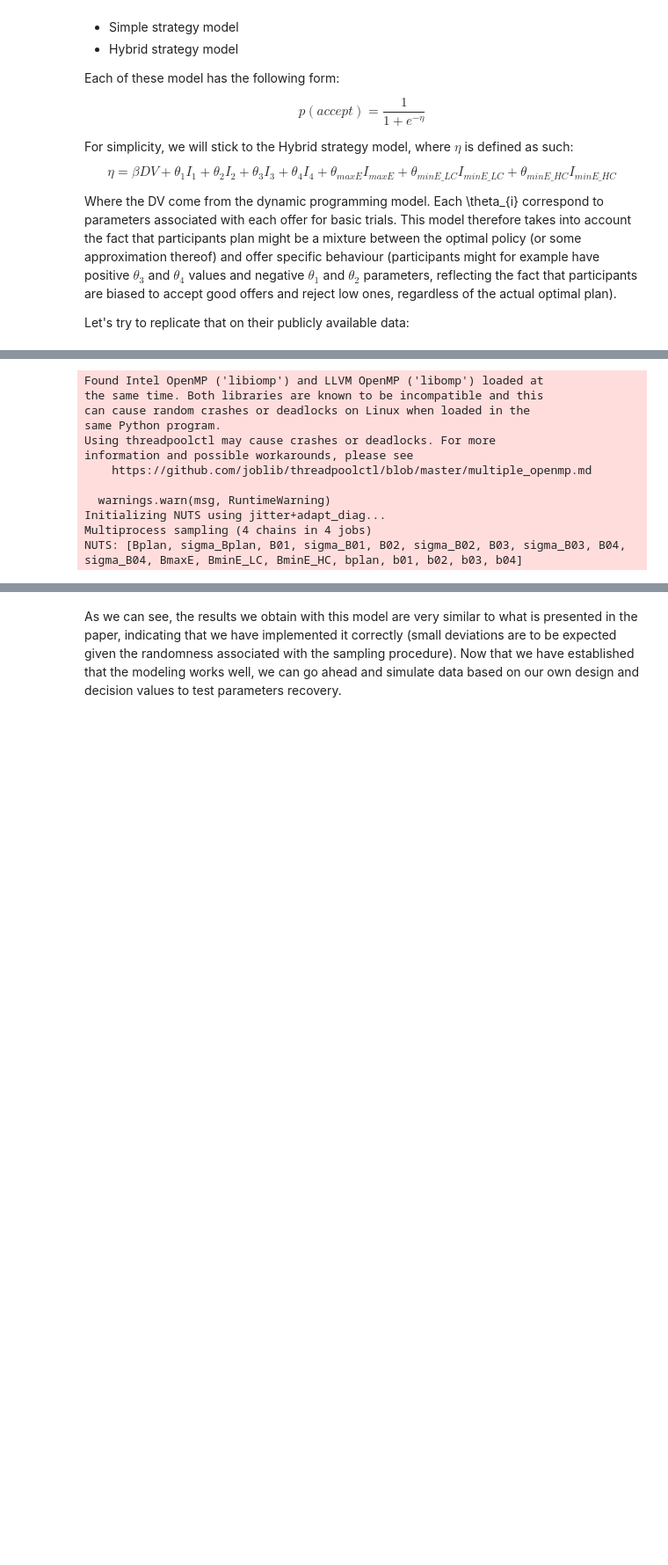
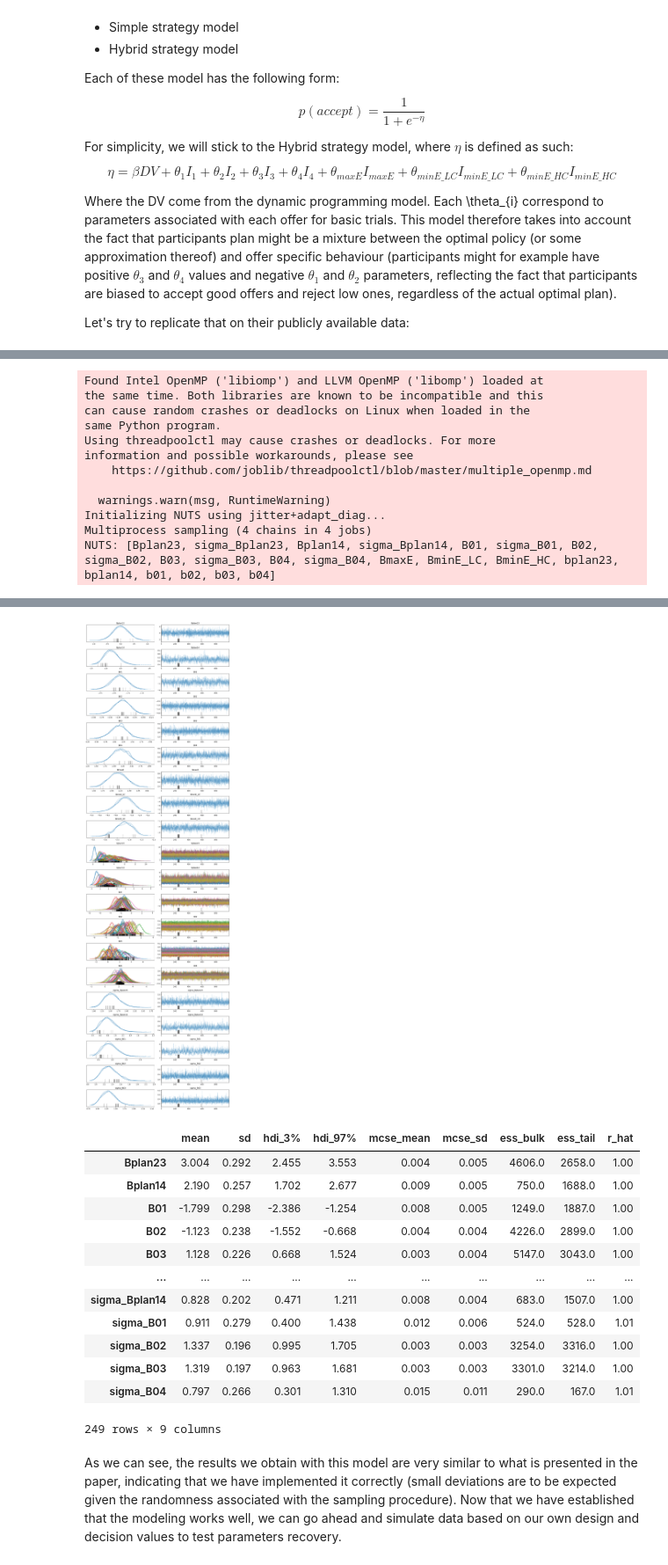
Before and after one commit to AlexLepauvre/state-abstraction, a Jupyter notebook: notebooks/S1_ott_replication.ipynb, the cells around one changed output, grey strips where cells are left out. Shown at 88% size. Cells and saved outputs as stored; diff of their text form; code cells hidden in the pictures; blank space fills up the shorter version.

```diff
--- a/notebooks/S1_ott_replication.ipynb
+++ b/notebooks/S1_ott_replication.ipynb
@@ -29,11 +29,11 @@ import pymc as pm
 import arviz as az
 # initialize numpy rng seed:
 rng = np.random.default_rng(12345)
-az.style.use("arviz-doc")
+# az.style.use("arviz-doc")
 import matplotlib.pyplot as plt
 
 # Download data from Florian's repo:
-url = 'https://github.com/fmott/context_dependent_planning/blob/1.2/data/behaviour/data_all_participants_training_20220215120300.csv?raw=true'
+url = 'https://github.com/fmott/context_dependent_planning/blob/1.2/data/behaviour/data_all_participants_20220215120148.csv?raw=true'
 data = pd.read_csv(url, on_bad_lines='skip')
 # Remove nans:
 data = data.dropna()
@@ -53,10 +53,15 @@ coords = {
     "subject": subj_labels,
 }
 
+data["IO23"] = data["is_2"] + data["is_3"]
+data["IO14"] = data["is_1"] + data["is_4"]
+
 with pm.Model(coords=coords) as binomial_regression_model:
     # Extract regressors:
     dv = pm.Data("DV", data["dv_planning"], dims="observation")  # Continuous: Decision value from dynamic programming model
     subj_idx = pm.Data("subj_idx", subj_idx_raw, dims="observation")  # Categorical: Subject index for random effect
+    i_023 = pm.Data("I023", data["IO23"], dims="observation")  # Binary: Is first offer
+    i_014 = pm.Data("I014", data["IO14"], dims="observation")  # Binary: Is second offe
     i_01 = pm.Data("I01", data["is_1"], dims="observation")  # Binary: Is first offer
     i_02 = pm.Data("I02", data["is_2"], dims="observation")  # Binary: Is second offer
     i_03 = pm.Data("I03", data["is_3"], dims="observation")  # Binary: Is third offer
@@ -67,8 +72,10 @@ with pm.Model(coords=coords) as binomial_regression_model:
 
     # Hyperpriors (i.e. priors on fixed effects)
     # Parameters with random effects within subject:
-    Bplan = pm.Normal('Bplan', mu=0, sigma=2)  # Beta for decision values
-    sigma_Bplan = pm.HalfNormal('sigma_Bplan', sigma=2)  # Variance of Bplan across participants
+    Bplan23 = pm.Normal('Bplan23', mu=0, sigma=2)  # Beta for decision values
+    sigma_Bplan23 = pm.HalfNormal('sigma_Bplan23', sigma=2)  # Variance of Bplan across participants
+    Bplan14 = pm.Normal('Bplan14', mu=0, sigma=2)  # Beta for decision values
+    sigma_Bplan14 = pm.HalfNormal('sigma_Bplan14', sigma=2)  # Variance of Bplan across participants
     B01 = pm.Normal('B01', mu=0, sigma=2)  # Beta for bias associated with offer 1
     sigma_B01 = pm.HalfNormal('sigma_B01', sigma=2)  # Variance of B01 across participants
     B02 = pm.Normal('B02', mu=0, sigma=2)  # Beta for bias associated with offer 2
@@ -82,14 +89,15 @@ with pm.Model(coords=coords) as binomial_regression_model:
     BminE_HC = pm.Normal('BminE_HC', mu=0, sigma=2)  # Beta for bias in too low energy trials (no random effect across participants)
 
     # Within subject effects:
-    bplan = pm.Normal('bplan', mu=Bplan, sigma=sigma_Bplan, dims="subject")  # Beta for decision value for each specific subject
+    bplan23 = pm.Normal('bplan23', mu=Bplan23, sigma=sigma_Bplan23, dims="subject")  # Beta for decision value for each specific subject
+    bplan14 = pm.Normal('bplan14', mu=Bplan14, sigma=sigma_Bplan14, dims="subject")  # Beta for decision value for each specific subject
     b01 = pm.Normal('b01', mu=B01, sigma=sigma_B01, dims="subject")  # Beta for offer 1 trial for each specific subject
     b02 = pm.Normal('b02', mu=B02, sigma=sigma_B02, dims="subject")  # Beta for offer 2 trial for each specific subject
     b03 = pm.Normal('b03', mu=B03, sigma=sigma_B03, dims="subject")  # Beta for offer 3 trial for each specific subject
     b04 = pm.Normal('b04', mu=B04, sigma=sigma_B04, dims="subject")  # Beta for offer 4 trial for each specific subject
 
     # Expected value (i.e. statistical model)
-    mu = bplan[subj_idx] * dv + b01[subj_idx] * i_01 + b02[subj_idx] * i_02 + b03[subj_idx] * i_03 + b04[subj_idx] * i_04 + BmaxE * i_maxe + BminE_LC * i_mine_lc + BminE_HC * i_mine_hc
+    mu = bplan23[subj_idx] * dv * i_023 + bplan14[subj_idx] * dv * i_014 + b01[subj_idx] * i_01 + b02[subj_idx] * i_02 + b03[subj_idx] * i_03 + b04[subj_idx] * i_04 + BmaxE * i_maxe + BminE_LC * i_mine_lc + BminE_HC * i_mine_hc
     pm.Bernoulli("y", logit_p=mu, observed=data["response"], dims="observation")
 
 pm.model_to_graphviz(binomial_regression_model)
@@ -97,7 +105,7 @@ pm.model_to_graphviz(binomial_regression_model)
 [drawing not drawn]
 # %%
 with binomial_regression_model:
-    idata = pm.sample(100, tune=100)
+    idata = pm.sample(1000, tune=1000, target_accept=.9)
 az.plot_trace(idata)
 plt.tight_layout()
 plt.show()
@@ -114,6 +122,6 @@ information and possible workarounds, please see
   warnings.warn(msg, RuntimeWarning)
 Initializing NUTS using jitter+adapt_diag...
 Multiprocess sampling (4 chains in 4 jobs)
-NUTS: [Bplan, sigma_Bplan, B01, sigma_B01, B02, sigma_B02, B03, sigma_B03, B04, sigma_B04, BmaxE, BminE_LC, BminE_HC, bplan, b01, b02, b03, b04]
+NUTS: [Bplan23, sigma_Bplan23, Bplan14, sigma_Bplan14, B01, sigma_B01, B02, sigma_B02, B03, sigma_B03, B04, sigma_B04, BmaxE, BminE_LC, BminE_HC, bplan23, bplan14, b01, b02, b03, b04]
 [interactive output not drawn]
 [interactive output not drawn]
@@ -122,4 +130,18 @@ There were 16 divergences after tuning. Increase `target_accept` or reparameteri
 The rhat statistic is larger than 1.01 for some parameters. This indicates problems during sampling. See https://arxiv.org/abs/1903.08008 for details
 The effective sample size per chain is smaller than 100 for some parameters.  A higher number is needed for reliable rhat and ess computation. See https://arxiv.org/abs/1903.08008 for details
+[figure, added]
+|  | mean | sd | hdi_3% | hdi_97% | mcse_mean | mcse_sd | ess_bulk | ess_tail | r_hat |
+| Bplan23 | 3.004 | 0.292 | 2.455 | 3.553 | 0.004 | 0.005 | 4606.0 | 2658.0 | 1.00 |
+| Bplan14 | 2.190 | 0.257 | 1.702 | 2.677 | 0.009 | 0.005 | 750.0 | 1688.0 | 1.00 |
+| B01 | -1.799 | 0.298 | -2.386 | -1.254 | 0.008 | 0.005 | 1249.0 | 1887.0 | 1.00 |
+| B02 | -1.123 | 0.238 | -1.552 | -0.668 | 0.004 | 0.004 | 4226.0 | 2899.0 | 1.00 |
+| B03 | 1.128 | 0.226 | 0.668 | 1.524 | 0.003 | 0.004 | 5147.0 | 3043.0 | 1.00 |
+| ... | ... | ... | ... | ... | ... | ... | ... | ... | ... |
+| sigma_Bplan14 | 0.828 | 0.202 | 0.471 | 1.211 | 0.008 | 0.004 | 683.0 | 1507.0 | 1.00 |
+| sigma_B01 | 0.911 | 0.279 | 0.400 | 1.438 | 0.012 | 0.006 | 524.0 | 528.0 | 1.01 |
+| sigma_B02 | 1.337 | 0.196 | 0.995 | 1.705 | 0.003 | 0.003 | 3254.0 | 3316.0 | 1.00 |
+| sigma_B03 | 1.319 | 0.197 | 0.963 | 1.681 | 0.003 | 0.003 | 3301.0 | 3214.0 | 1.00 |
+| sigma_B04 | 0.797 | 0.266 | 0.301 | 1.310 | 0.015 | 0.011 | 290.0 | 167.0 | 1.01 |
+249 rows × 9 columns
 # %% [markdown]
 As we can see, the results we obtain with this model are very similar to what is presented in the paper, indicating that we have implemented it correctly (small deviations are to be expected given the randomness associated with the sampling procedure). Now that we have established that the modeling works well, we can go ahead and simulate data based on our own design and decision values to test parameters recovery.
```
Also changed, not shown: parts of 2 cells of this notebook.
